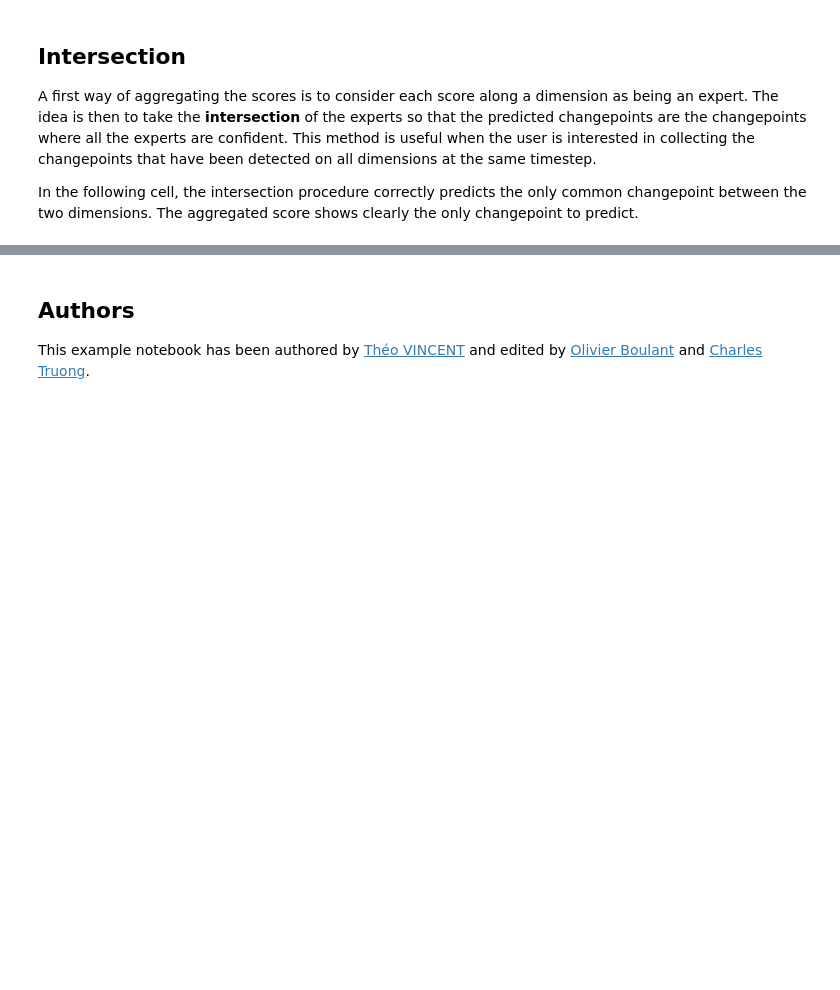
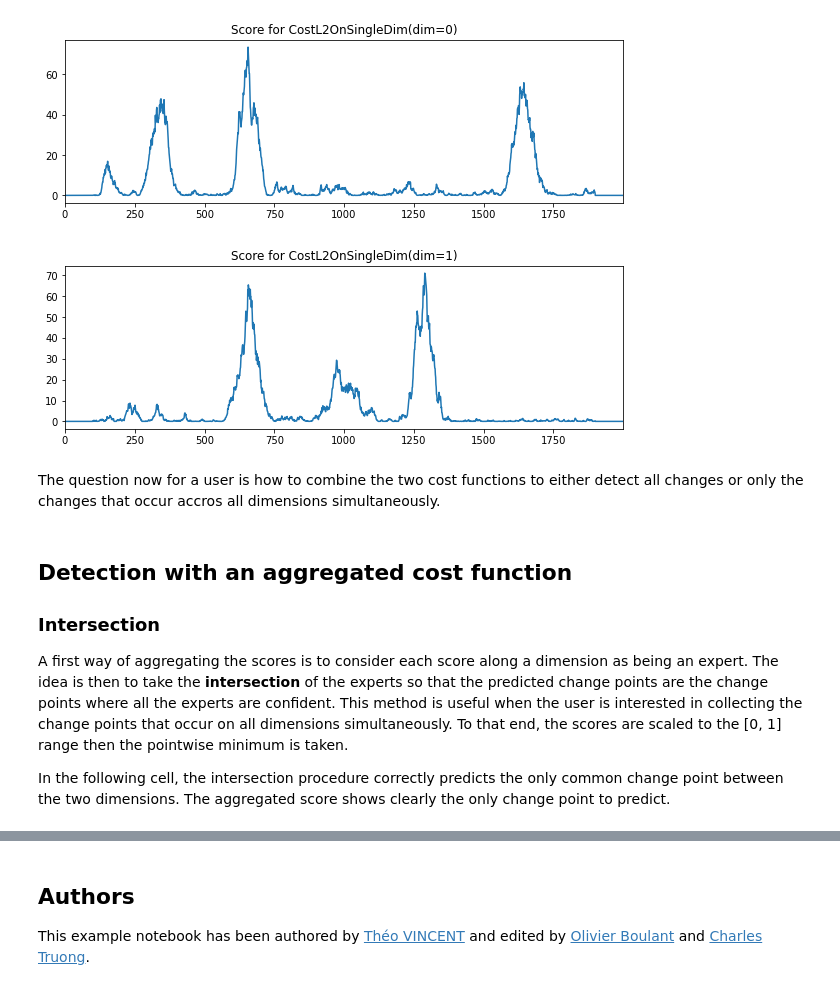
Before and after one commit to deepcharles/ruptures, a Jupyter notebook: docs/examples/ensemble-dimensions.ipynb, the cells around one changed output, grey strips where cells are left out. Saved outputs shown, nothing was run; the diff lists cells and outputs as text; code cells hidden in the pictures; blank space fills up the shorter version.

```diff
--- a/docs/examples/ensemble-dimensions.ipynb
+++ b/docs/examples/ensemble-dimensions.ipynb
@@ -114,18 +105,0 @@ The following cell shows the scores along each dimension:
-# %%
-window_size = 200
-
-list_of_costs = [MyCost(dim=0), MyCost(dim=1)]
-
-scores = []
-
-for cost in list_of_costs:
-    algo = rpt.Window(width=window_size, custom_cost=cost, jump=1).fit(signal)
-    scores.append(algo.score)
-scores = np.array(scores).T
-
-# For display purpose
-appended_scores = np.append(
-    np.ones((window_size // 2, 2)) * float("inf"), scores, axis=0
-)
-fig, axes = rpt.display(appended_scores, bkps)
-_ = axes[0].set_title("Scores along each dimension")
@@ -132,6 +135,19 @@ _ = axes[0].set_title("Scores along each dimension")
+# %%
+for dim, algo in enumerate([algo_on_dim_0, algo_on_dim_1]):
+    fig, ax = fig_ax()
+    ax.plot(np.r_[np.zeros(WINDOW_SIZE//2), algo.score, np.zeros(WINDOW_SIZE//2)])
+    ax.set_xmargin(0)
+    ax.set_title(f"Score for CostL2OnSingleDim(dim={dim})")
+# %% [output]
+[figure, added]
+[figure, added]
+# %% [markdown]
+
+The question now for a user is how to combine the two cost functions to either detect all changes or only the changes that occur accros all dimensions simultaneously.
 # %% [markdown]
-## Intersection
+## Detection with an aggregated cost function
+### Intersection
 
-A first way of aggregating the scores is to consider each score along a dimension as being an expert. The idea is then to take the __intersection__ of the experts so that the predicted changepoints are the changepoints where all the experts are confident. This method is useful when the user is interested in collecting the changepoints that have been detected on all dimensions at the same timestep.
+A first way of aggregating the scores is to consider each score along a dimension as being an expert. The idea is then to take the __intersection__ of the experts so that the predicted change points are the change points where all the experts are confident. This method is useful when the user is interested in collecting the change points that occur on all dimensions simultaneously. To that end, the scores are scaled to the [0, 1] range then the pointwise minimum is taken.
 
-In the following cell, the intersection procedure correctly predicts the only common changepoint between the two dimensions. The aggregated score shows clearly the only changepoint to predict.
+In the following cell, the intersection procedure correctly predicts the only common change point between the two dimensions. The aggregated score shows clearly the only change point to predict.
```
Also changed, not shown: parts of 24 cells of this notebook.
